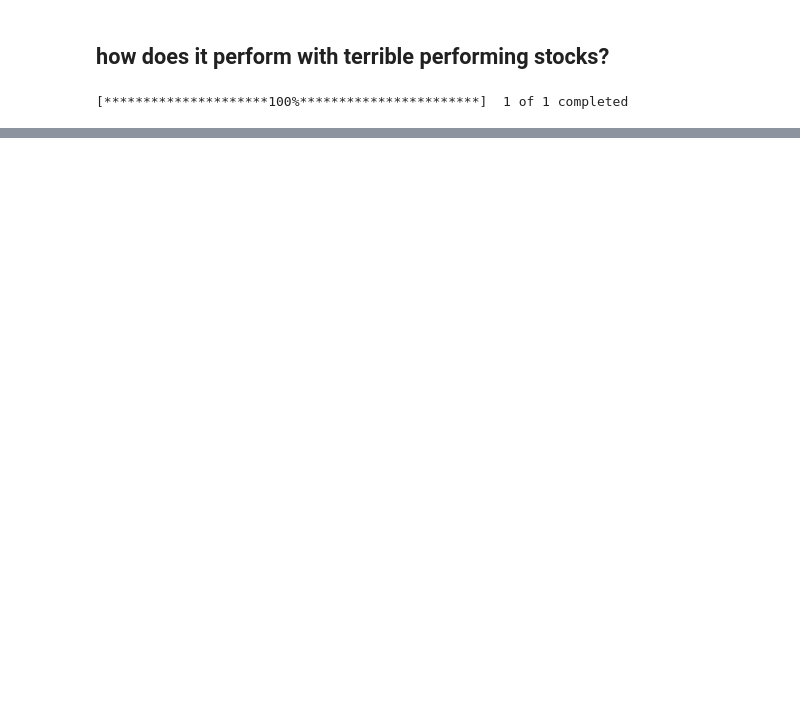
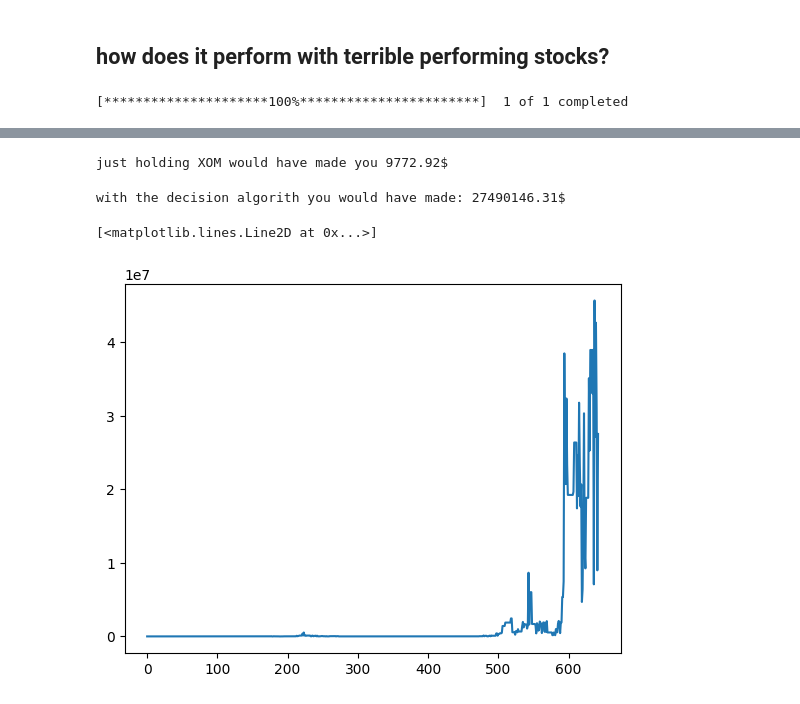
Before and after one commit to JustinGuese/tradingbot22-tradingbots, a Jupyter notebook: jupyternotebooks/decision-tree-tradingbot.ipynb, the cells around one changed output, grey strips where cells are left out. Saved outputs shown, nothing was run; the diff lists cells and outputs as text; code cells hidden in the pictures; blank space fills up the shorter version.

```diff
--- a/jupyternotebooks/decision-tree-tradingbot.ipynb
+++ b/jupyternotebooks/decision-tree-tradingbot.ipynb
@@ -666,0 +669,10 @@ or 20.47$ per month
+# %%
+from sklearn.model_selection import train_test_split
+x_train, x_test, y_train, y_test = train_test_split(X, Y, test_size=0.2)
+
+clf = DecisionTreeClassifier(max_depth=bestDepth, max_leaf_nodes = bestLeafes)
+clf.fit(Xbig, Ybig)
+clf.fit(x_train, y_train)
+preds = clf.predict(x_test)
+print(metrics.classification_report(y_test, preds))
+print(metrics.confusion_matrix(y_test, preds))
@@ -666,0 +1046,44 @@ or 20.47$ per month
+# %%
+## calculate just holding baseline
+
+baselineStocks = startMoney / x_test.iloc[0]["Adj Close"]
+baselineWin = baselineStocks * x_test.iloc[-1]["Adj Close"] - startMoney
+print("just holding XOM would have made you %.2f$" % baselineWin)
+# %% [output]
+just holding XOM would have made you 9772.92$
+# %%
+# lookback is 3
+money = startMoney
+nrStocks = 0
+portfolio = []
+lookback = 3
+
+for i in range(len(x_test)):
+    if i > lookback:
+        preds = []
+        for j in range(lookback):
+            dfrow = x_test.iloc[i - j]
+            dec = getDecision(dfrow)
+            preds.append(dec)
+        decision = np.median(preds)
+        if decision == 1 and money > 10 and nrStocks == 0:
+            # buy
+            howmany = money / x_test.iloc[i]["Adj Close"]
+            cost = howmany * x_test.iloc[i]["Adj Close"] * (1+COMMISSION)
+            money -= cost
+            nrStocks = howmany
+        elif decision == 0 and nrStocks > 0:
+            money += nrStocks * x_test.iloc[i]["Adj Close"] * (1-COMMISSION)
+            nrStocks = 0
+    portfolio.append(money + nrStocks * x_test.iloc[i]["Adj Close"])
+# last day sell all open
+money += nrStocks * x_test.iloc[-1]["Adj Close"] * (1-COMMISSION)
+
+print("with the decision algorith you would have made: %.2f$" % (money - startMoney))
+# %% [output]
+with the decision algorith you would have made: 27490146.31$
+# %%
+plt.plot(portfolio)
+# %% [output]
+[<matplotlib.lines.Line2D at 0x...>]
+[figure, added]
```
Also changed, not shown: parts of 20 cells of this notebook.
